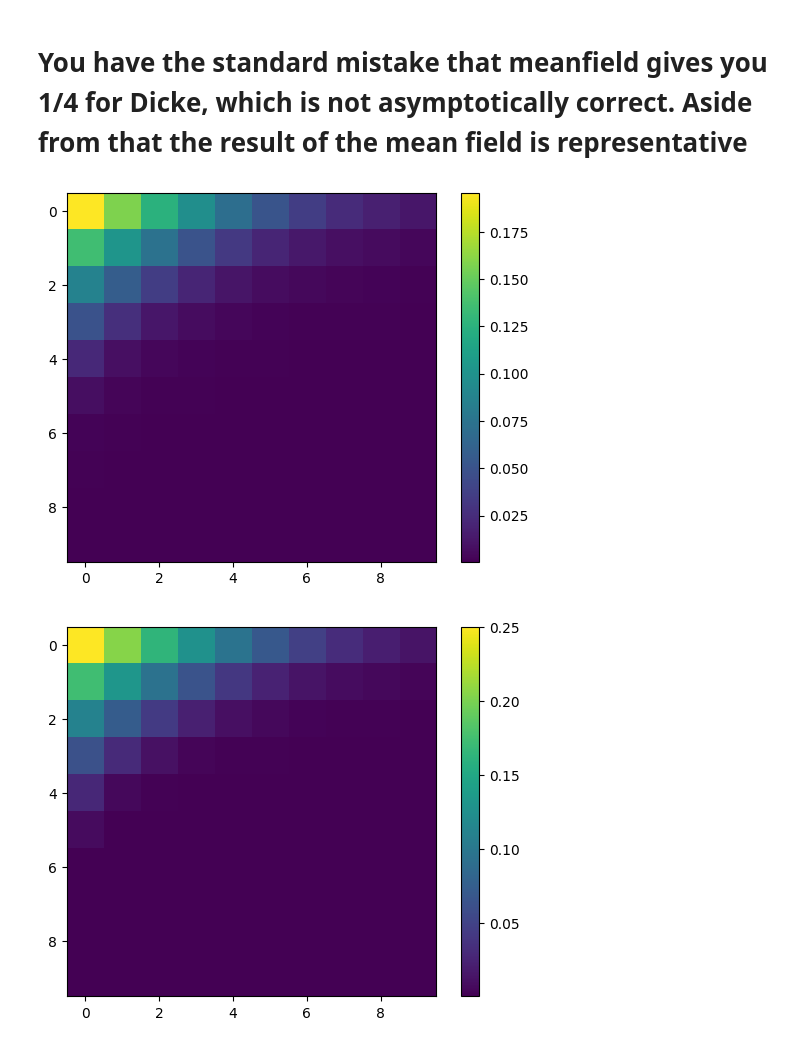
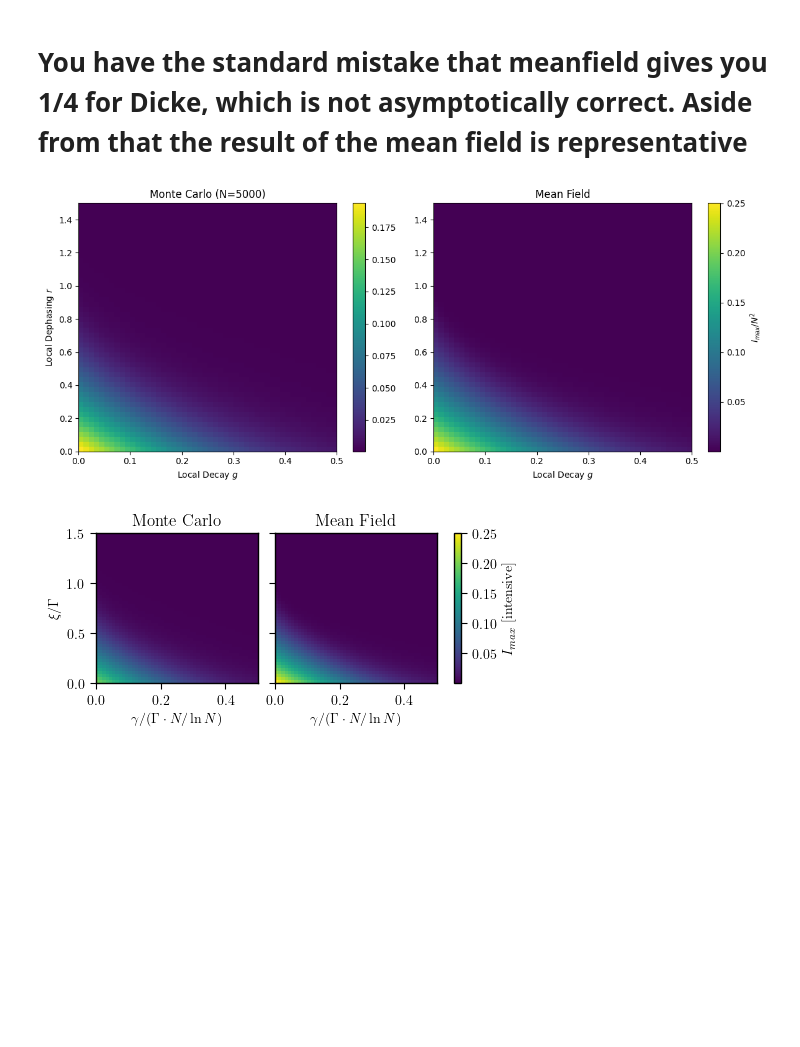
Before and after one commit to Nico0oblr/SuperradianceMolecules, a Jupyter notebook: code/DephasingEmissionRateEquations.ipynb, the cells around one changed output. Cells and saved outputs as stored; diff of their text form; code cells hidden in the pictures; blank space fills up the shorter version.

```diff
--- a/code/DephasingEmissionRateEquations.ipynb
+++ b/code/DephasingEmissionRateEquations.ipynb
@@ -224,7 +224,7 @@ mf_vs_mf(N, params, N_traj; time_factor = 3.0)
 # %% [markdown]
 # Meaning that it tends to fail for the independent emission part, but the predictions for the maximum intensity are actually still correct
 # %%
-function mf_vs_mf_data(N, param, N_traj; time_factor = 3.0)
+function mc_vs_mf_data(N, param, N_traj; time_factor = 3.0)
 
     tmax = time_factor * log(N) / N
     s_vals = Int.(round.(svals(N)))
@@ -251,15 +251,15 @@ end
 
 N = 5000
 N_traj = 4000
-rs = range(0.0, 1.5, 10)
-gs = range(0.0, 0.5, 10)
+rs = range(0.0, 1.5, 50)
+gs = range(0.0, 0.5, 50)
 mf_data = zeros(length(rs), length(gs))
 mc_data = zeros(length(rs), length(gs))
 
 for (i,r) in enumerate(rs)
     for (j,g) in enumerate(gs)
         params = Dict("global_decay" => 1.0, "global_pump" => 0.0, "local_pump" => 0.0, "local_dephasing" => r * N, "local_decay" => g * N / log(N))
-        imc, imf = mf_vs_mf_data(N, params, N_traj; time_factor = 8.0)
+        imc, imf = mc_vs_mf_data(N, params, N_traj; time_factor = 8.0)
         mf_data[i,j] = imf
         mc_data[i,j] = imc
     end
@@ -267,16 +267,67 @@ end
 # %% [markdown]
 # You have the standard mistake that meanfield gives you 1/4 for Dicke, which is not asymptotically correct. Aside from that the result of the mean field is representative
 # %%
-imshow(mc_data / N ^ 2)
-colorbar()
-display(gcf())
+using PyPlot
 
-figure()
-imshow(mf_data)
-colorbar()
+# Define extent based on your ranges
+ext = [minimum(gs), maximum(gs), minimum(rs), maximum(rs)]
+
+fig, axs = plt.subplots(1, 2, figsize=(12, 5))
+
+# Monte Carlo Plot
+im1 = axs[1].imshow(mc_data / N^2, extent=ext, origin="lower", aspect="auto", cmap="viridis")
+axs[1].set_title("Monte Carlo (N=$N)")
+axs[1].set_xlabel(L"Local Decay $g$")
+axs[1].set_ylabel(L"Local Dephasing $r$")
+colorbar(im1, ax=axs[1])
+
+# Mean Field Plot
+im2 = axs[2].imshow(mf_data, extent=ext, origin="lower", aspect="auto", cmap="viridis")
+axs[2].set_title("Mean Field")
+axs[2].set_xlabel(L"Local Decay $g$")
+colorbar(im2, ax=axs[2], label=L"I_{max} / N^2")
+
+tight_layout()
 
 display(gcf())
 close("all")
 # %% [output]
-[figure, old version]
+[figure, new version]
-[figure, removed]
+# %%
+using PyPlot
+
+wt, ht = latex_plot_setup()
+
+
+# Normalization
+mc_norm = mc_data ./ N^2
+mf_norm = mf_data
+
+# Global limits for shared colorbar
+v_min = min(minimum(mc_norm), minimum(mf_norm))
+v_max = max(maximum(mc_norm), maximum(mf_norm))
+
+# Setup figure with constrained_layout to fix colorbar placement
+fig, axs = plt.subplots(1, 2, figsize = (2 * wt, 1.5 * ht), sharey=true, constrained_layout=true)
+ext = [gs[1], gs[end], rs[1], rs[end]]
+
+# Subplot 1: Monte Carlo
+im1 = axs[1].imshow(mc_norm, extent=ext, origin="lower", aspect="auto",
+                    vmin=v_min, vmax=v_max, cmap="viridis")
+axs[1].set_title("Monte Carlo")
+axs[1].set_ylabel(L"$\xi / \Gamma$")
+axs[1].set_xlabel(L"$\gamma / (\Gamma \cdot N / \ln N)$")
+
+# Subplot 2: Mean Field
+im2 = axs[2].imshow(mf_norm, extent=ext, origin="lower", aspect="auto",
+                    vmin=v_min, vmax=v_max, cmap="viridis")
+axs[2].set_title("Mean Field")
+axs[2].set_xlabel(L"$\gamma / (\Gamma \cdot N / \ln N)$")
+
+# Add a single colorbar to the right of both subplots
+cb = fig.colorbar(im1, ax=axs, location="right")
+cb.set_label(L"$I_{max}$ [intensive]")
+savefig("../data/mean_field_vs_MC.pdf", bbox_inches = "tight")
+display(gcf())
+# %% [output]
+[figure, added]
```
Also changed, not shown: 2 other files.
